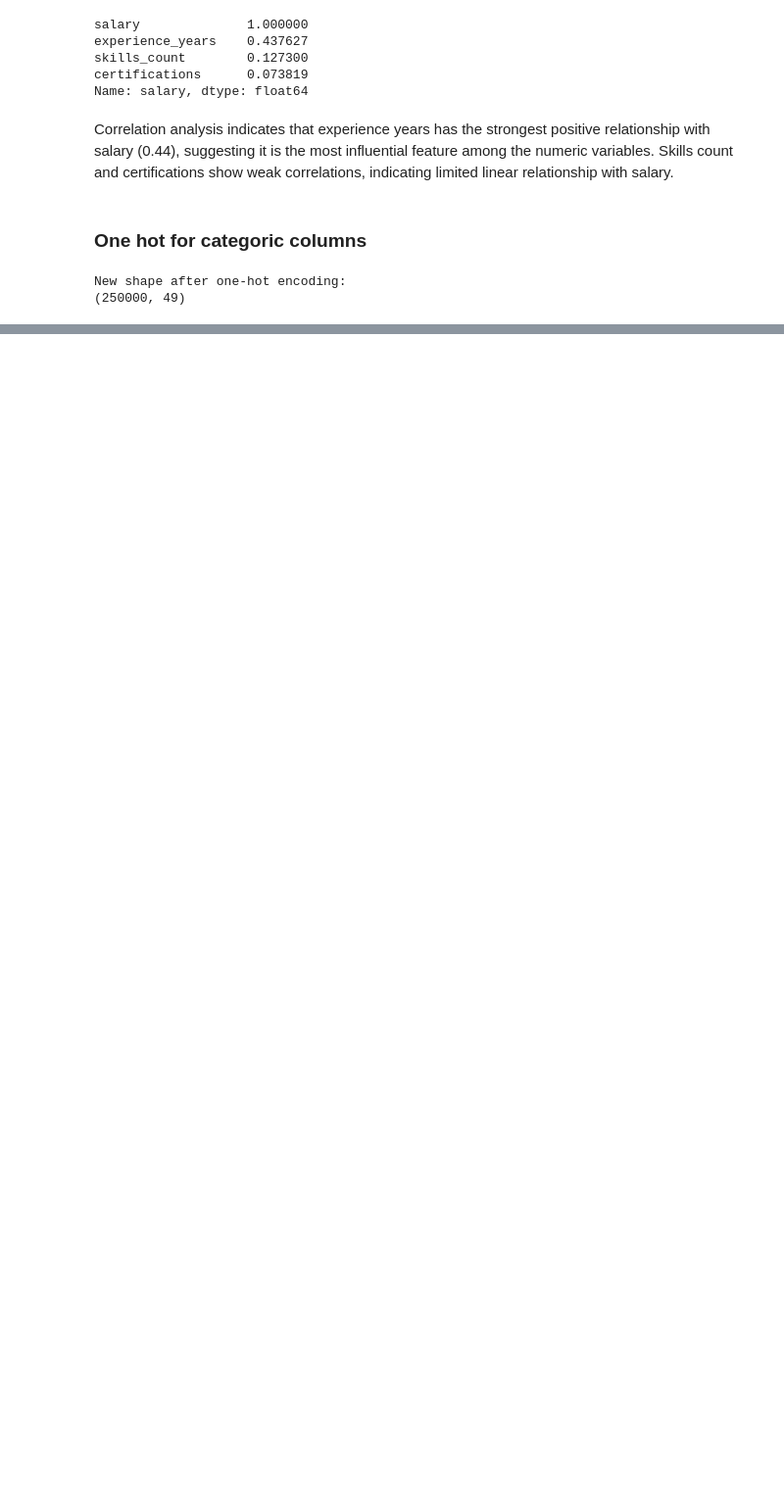
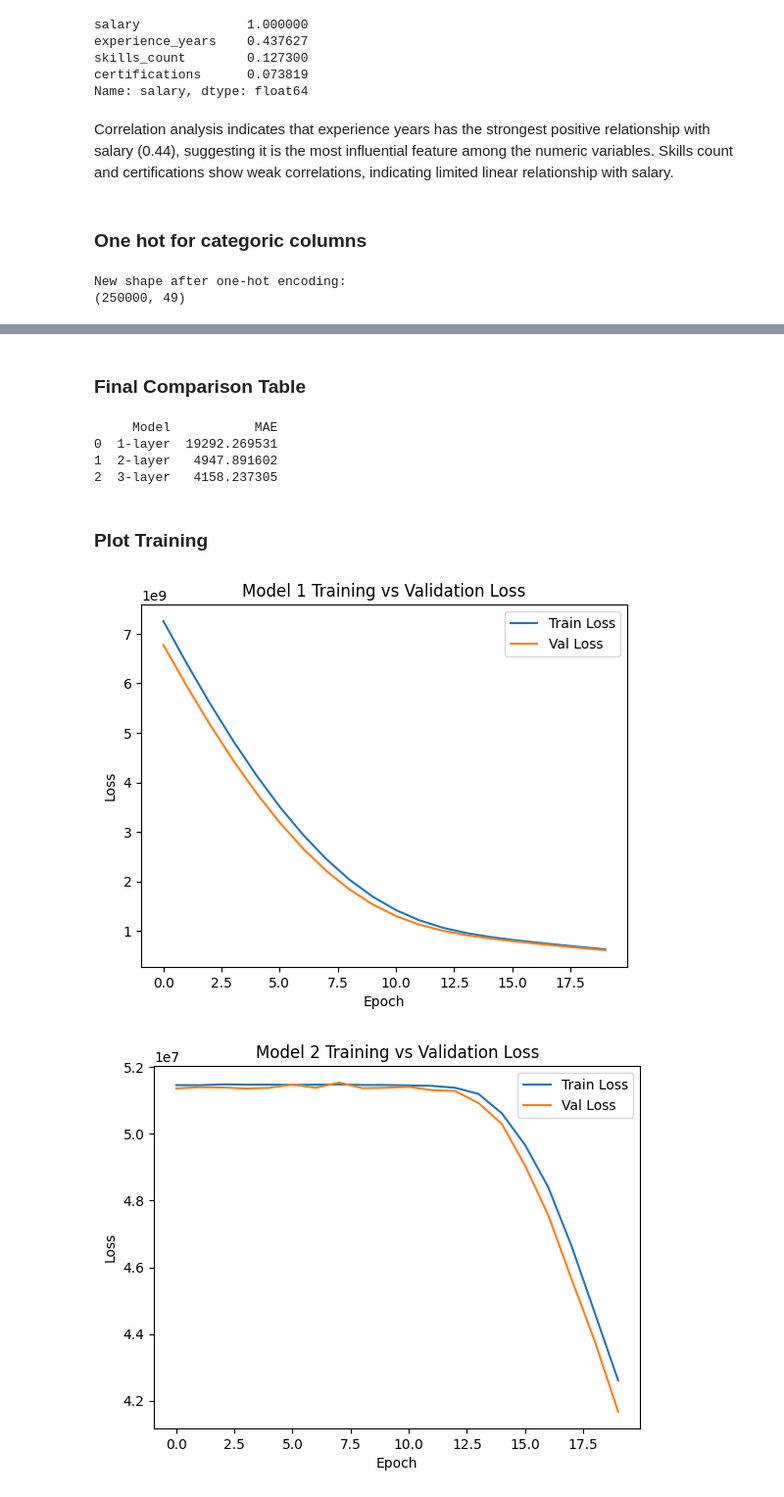
Before and after one commit to OonXiangYu/MachineLearning_Asgm2, a Jupyter notebook: Oon Xiang Yu_3159517_ML Asgm2.ipynb, the cells around one changed output, grey strips where cells are left out. Shown at 98% size. Cells and saved outputs as stored; diff of their text form; code cells hidden in the pictures; blank space fills up the shorter version.

```diff
--- a/Oon Xiang Yu_3159517_ML Asgm2.ipynb
+++ b/Oon Xiang Yu_3159517_ML Asgm2.ipynb
@@ -196,0 +240,4 @@ New shape after one-hot encoding:
+# %%
+model1.compile(optimizer='adam', loss='mse', metrics=['mae'])
+model2.compile(optimizer='adam', loss='mse', metrics=['mae'])
+model3.compile(optimizer='adam', loss='mse', metrics=['mae'])
@@ -196,0 +246,7 @@ New shape after one-hot encoding:
+# %%
+history1 = model1.fit(
+    X_train, y_train,
+    validation_split=0.2,
+    epochs=20,
+    batch_size=256
+)
@@ -196,0 +271,7 @@ New shape after one-hot encoding:
+# %%
+history2 = model2.fit(
+    X_train, y_train,
+    validation_split=0.2,
+    epochs=20,
+    batch_size=256
+)
@@ -196,0 +296,7 @@ New shape after one-hot encoding:
+# %%
+history3 = model3.fit(
+    X_train, y_train,
+    validation_split=0.2,
+    epochs=20,
+    batch_size=256
+)
@@ -196,0 +337,34 @@ New shape after one-hot encoding:
+# %% [markdown]
+### **Final Comparison Table**
+# %%
+results = pd.DataFrame({
+    "Model": ["1-layer", "2-layer", "3-layer"],
+    "MAE": [mae1, mae2, mae3]
+})
+
+print(results)
+# %% [output]
+     Model           MAE
+0  1-layer  19292.269531
+1  2-layer   4947.891602
+2  3-layer   4158.237305
+# %% [markdown]
+### **Plot Training**
+# %%
+history = [history1,history2,history3]
+
+for i, h in enumerate(history):
+    plt.figure()
+
+    plt.plot(h.history['loss'], label='Train Loss')
+    plt.plot(h.history['val_loss'], label='Val Loss')
+
+    plt.legend()
+    plt.title(f"Model {i+1} Training vs Validation Loss")
+    plt.xlabel("Epoch")
+    plt.ylabel("Loss")
+
+    plt.show()
+# %% [output]
+[figure, added]
+[figure, added]
```
Also changed, not shown: parts of 30 cells of this notebook.
